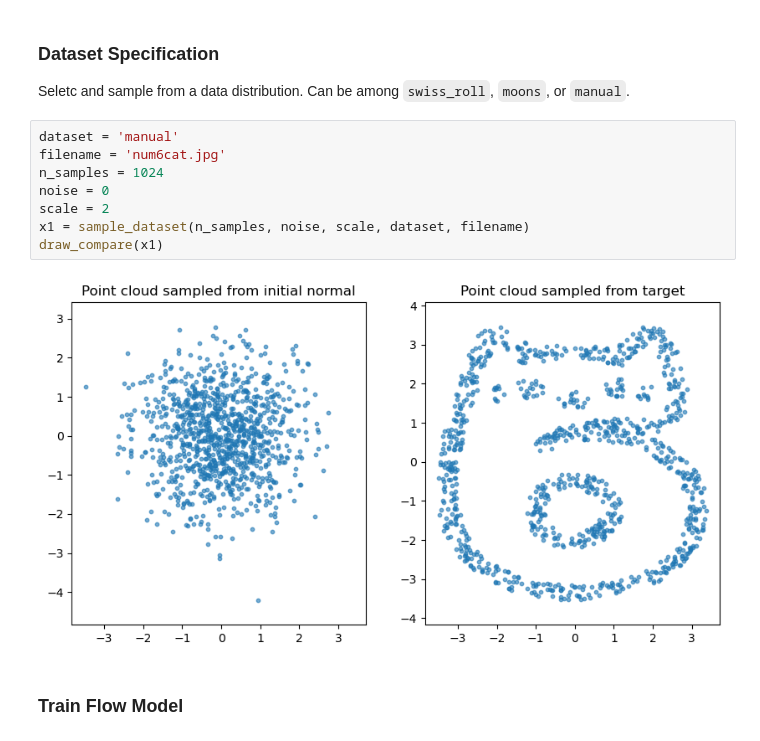
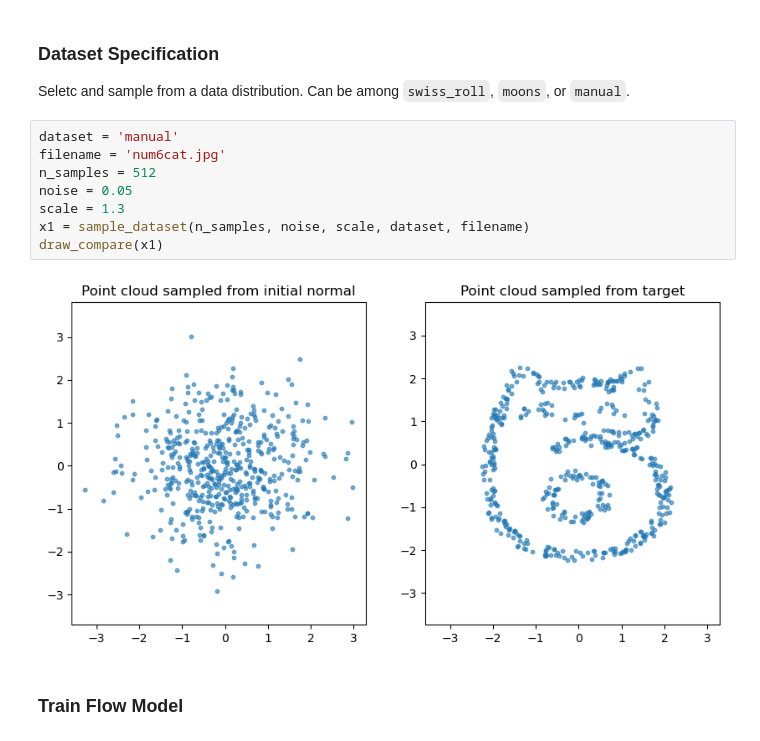
Before and after one commit to CaptainAmu/Exploding_Flows, a Jupyter notebook: main.ipynb, the cells around one changed output. Cells and saved outputs as stored; diff of their text form.

```diff
--- a/main.ipynb
+++ b/main.ipynb
@@ -22,13 +22,13 @@
 # %%
 dataset = 'manual'
 filename = 'num6cat.jpg'
-n_samples = 1024
-noise = 0
-scale = 2
+n_samples = 512
+noise = 0.05
+scale = 1.3
 x1 = sample_dataset(n_samples, noise, scale, dataset, filename)
 draw_compare(x1)
 # %% [output]
-[figure, old version]
+[figure, new version]
 # %% [markdown]
 ### Train Flow Model
 # %%
```
Also changed, not shown: parts of 3 cells of this notebook, 1 other file.
